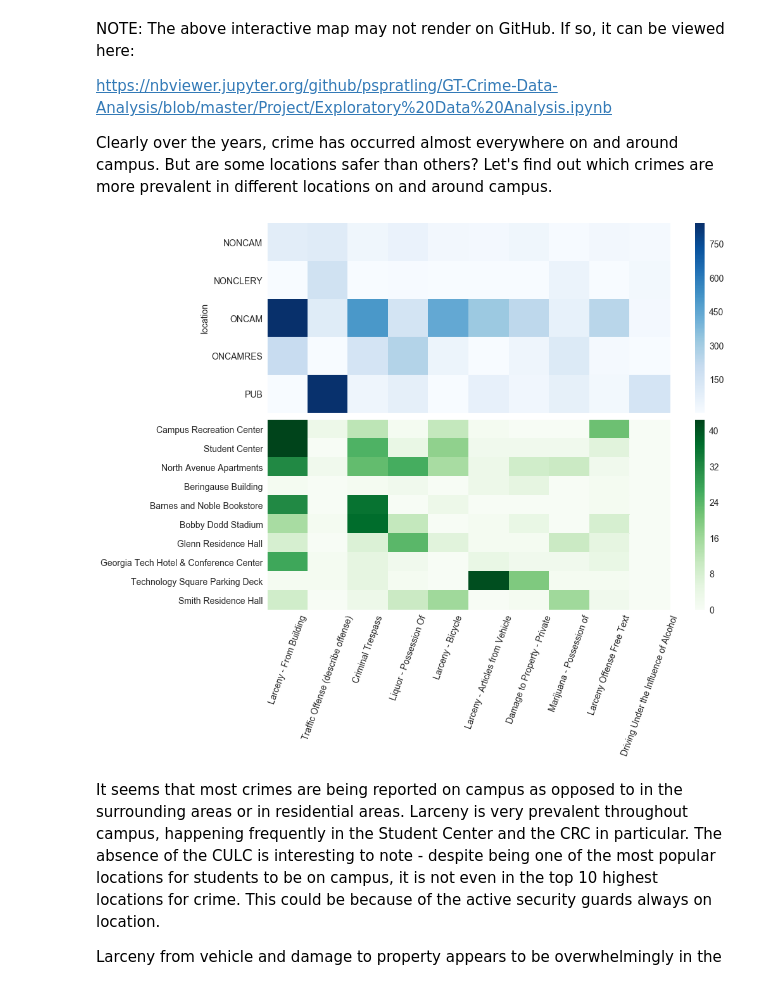
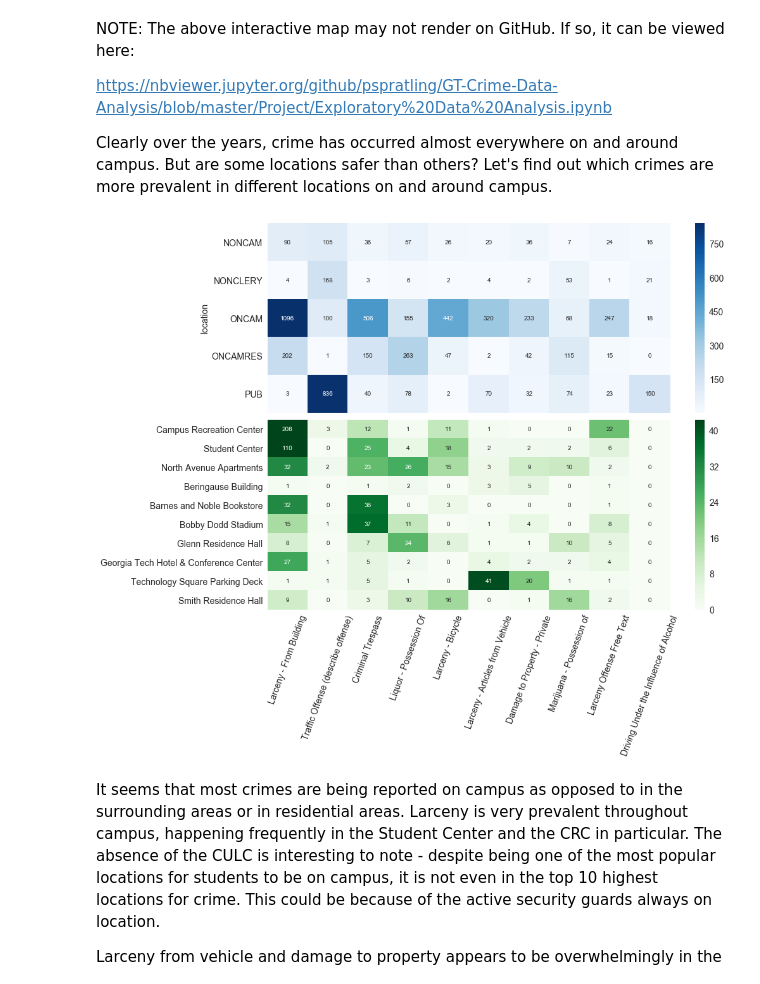
Before and after one commit to pspratling/Forecasting-Crime-around-the-Georgia-Tech-Campus, a Jupyter notebook: Project/Exploratory Data Analysis.ipynb, the cells around one changed output. Cells and saved outputs as stored; diff of their text form; code cells hidden in the pictures.

```diff
--- a/Project/Exploratory Data Analysis.ipynb
+++ b/Project/Exploratory Data Analysis.ipynb
@@ -70,26 +80,26 @@ Clearly over the years, crime has occurred almost everywhere on and around campu
 # %%
 #finding top 10 most frequent crimes and landmarks (excluding miscellaneous offenses)
 top_crimes = c['description'].value_counts()[1:11].index
 top_landmarks = c['landmark'].value_counts()[:10].index
 
 #grouping c and reshaping for analysis
 crime_location = c.groupby(['location', 'description']).size().unstack().fillna(0)
 crime_landmark = c.groupby(['landmark', 'description']).size().unstack().fillna(0)
 
 #filtering by most common crimes and landmarks
 crime_location = crime_location.loc[:, top_crimes]
 crime_landmark = crime_landmark.loc[top_landmarks, top_crimes]
 
 #plotting heatmaps
 fig, axes = plt.subplots(2, 1, figsize=(15, 12))
-sns.heatmap(crime_location, cmap='Blues', ax=axes[0], robust=True, xticklabels=False)
-sns.heatmap(crime_landmark, cmap='Greens', ax=axes[1], robust=True)
+sns.heatmap(crime_location, cmap='Blues', ax=axes[0], robust=True, xticklabels=False, annot=True, fmt='g')
+sns.heatmap(crime_landmark, cmap='Greens', ax=axes[1], robust=True, annot=True, fmt='g')
 axes[0].set_xlabel('')
 plt.xticks(rotation=70)
 plt.tight_layout()
 plt.show()
 # %% [output]
-[figure, old version]
+[figure, new version]
 # %% [markdown]
 It seems that most crimes are being reported on campus as opposed to in the surrounding areas or in residential areas. Larceny is very prevalent throughout campus, happening frequently in the Student Center and the CRC in particular. The absence of the CULC is interesting to note - despite being one of the most popular locations for students to be on campus, it is not even in the top 10 highest locations for crime. This could be because of the active security guards always on location.
 
```
Also changed, not shown: parts of 9 cells of this notebook, 2 other files.
